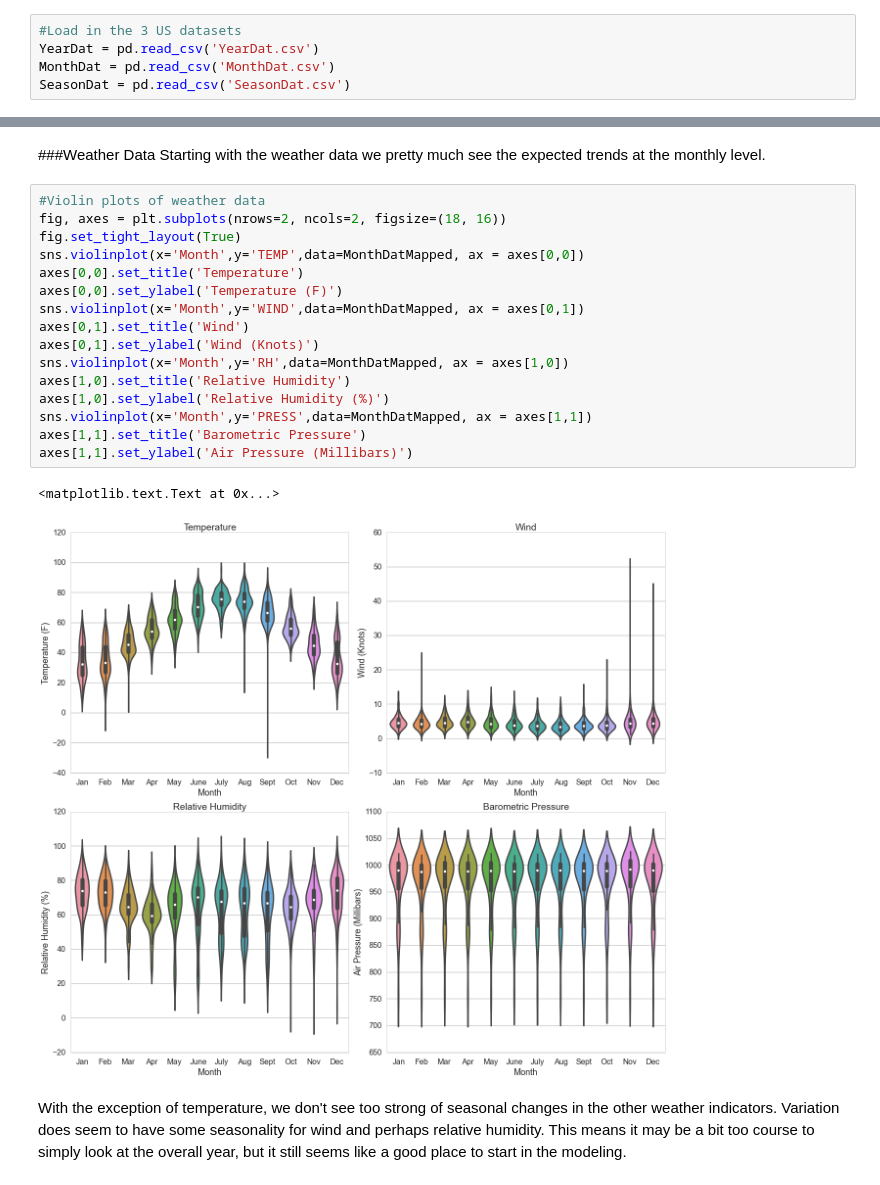
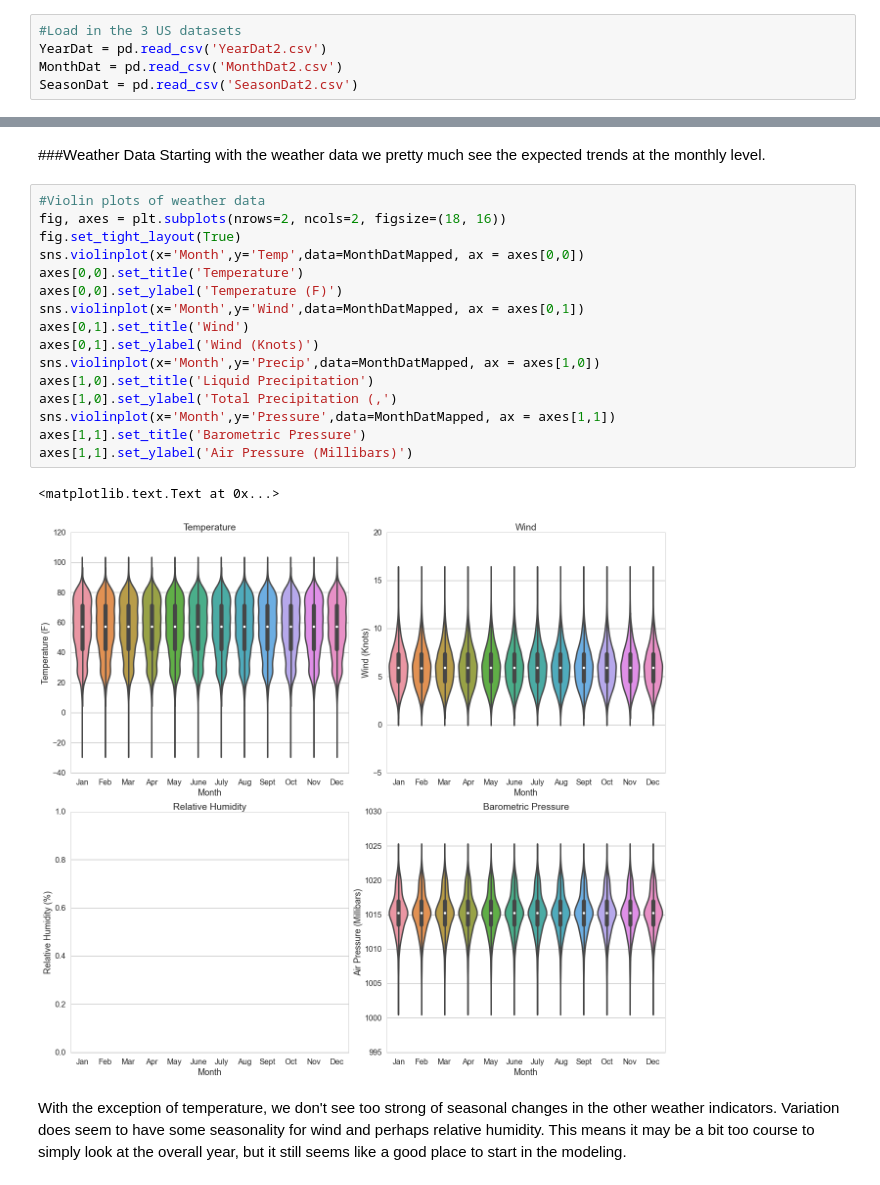
Before and after one commit to mchaffin17/AirPollutionFinalProject, a Jupyter notebook: ExploratoryDataAnalysis.ipynb, the cells around one changed output, grey strips where cells are left out. Drawn from its saved outputs; the diff is of its cells as text.

```diff
--- a/ExploratoryDataAnalysis.ipynb
+++ b/ExploratoryDataAnalysis.ipynb
@@ -24,9 +24,9 @@ Before beginning in-depth modeling, it's good to get a sense of what our data lo
 ##Visualizing the Air Pollutant Data
 # %%
 #Load in the 3 US datasets
-YearDat = pd.read_csv('YearDat.csv')
-MonthDat = pd.read_csv('MonthDat.csv')
-SeasonDat = pd.read_csv('SeasonDat.csv')
+YearDat = pd.read_csv('YearDat2.csv')
+MonthDat = pd.read_csv('MonthDat2.csv')
+SeasonDat = pd.read_csv('SeasonDat2.csv')
 # %% [markdown]
 One of the best first steps is the get a sense the distribution of the various variables in the dataset. We can start by looking at the distribution of the several pollutants in our dataset to see how they vary by site. To begin with, we can look at distributions of the pollutants through monthly and seasonal time periods.
 # %%
@@ -214,22 +184,22 @@ Starting with the weather data we pretty much see the expected trends at the mon
 # %%
 #Violin plots of weather data
 fig, axes = plt.subplots(nrows=2, ncols=2, figsize=(18, 16))
 fig.set_tight_layout(True)
-sns.violinplot(x='Month',y='TEMP',data=MonthDatMapped, ax = axes[0,0])
+sns.violinplot(x='Month',y='Temp',data=MonthDatMapped, ax = axes[0,0])
 axes[0,0].set_title('Temperature')
 axes[0,0].set_ylabel('Temperature (F)')
-sns.violinplot(x='Month',y='WIND',data=MonthDatMapped, ax = axes[0,1])
+sns.violinplot(x='Month',y='Wind',data=MonthDatMapped, ax = axes[0,1])
 axes[0,1].set_title('Wind')
 axes[0,1].set_ylabel('Wind (Knots)')
-sns.violinplot(x='Month',y='RH',data=MonthDatMapped, ax = axes[1,0])
-axes[1,0].set_title('Relative Humidity')
-axes[1,0].set_ylabel('Relative Humidity (%)')
-sns.violinplot(x='Month',y='PRESS',data=MonthDatMapped, ax = axes[1,1])
+sns.violinplot(x='Month',y='Precip',data=MonthDatMapped, ax = axes[1,0])
+axes[1,0].set_title('Liquid Precipitation')
+axes[1,0].set_ylabel('Total Precipitation (,')
+sns.violinplot(x='Month',y='Pressure',data=MonthDatMapped, ax = axes[1,1])
 axes[1,1].set_title('Barometric Pressure')
 axes[1,1].set_ylabel('Air Pressure (Millibars)')
 # %% [output]
 <matplotlib.text.Text at 0x...>
-[figure, old version]
+[figure, new version]
 # %% [markdown]
 With the exception of temperature, we don't see too strong of seasonal changes in the other weather indicators. Variation does seem to have some seasonality for wind and perhaps relative humidity. This means it may be a bit too course to simply look at the overall year, but it still seems like a good place to start in the modeling.
 # %% [markdown]
```
Also changed, not shown: parts of 6 cells of this notebook, 3 other files.
